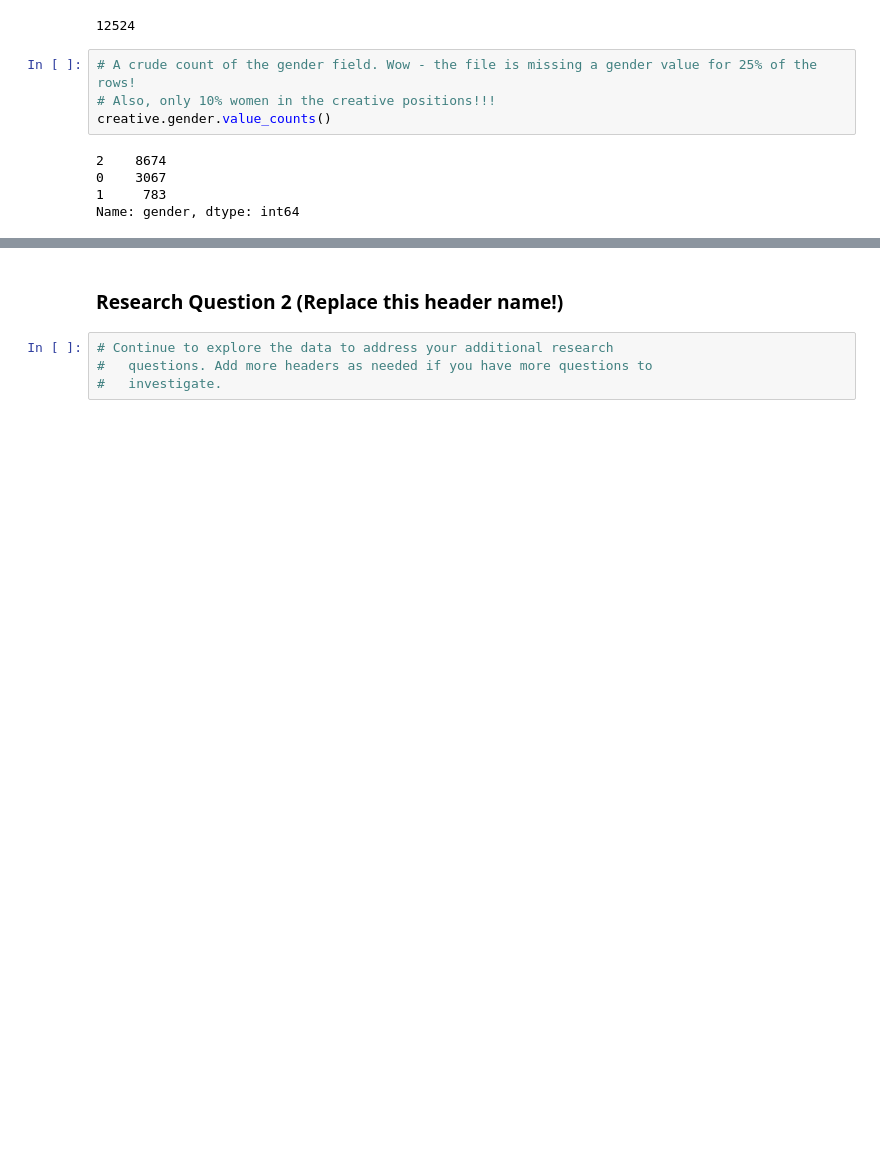
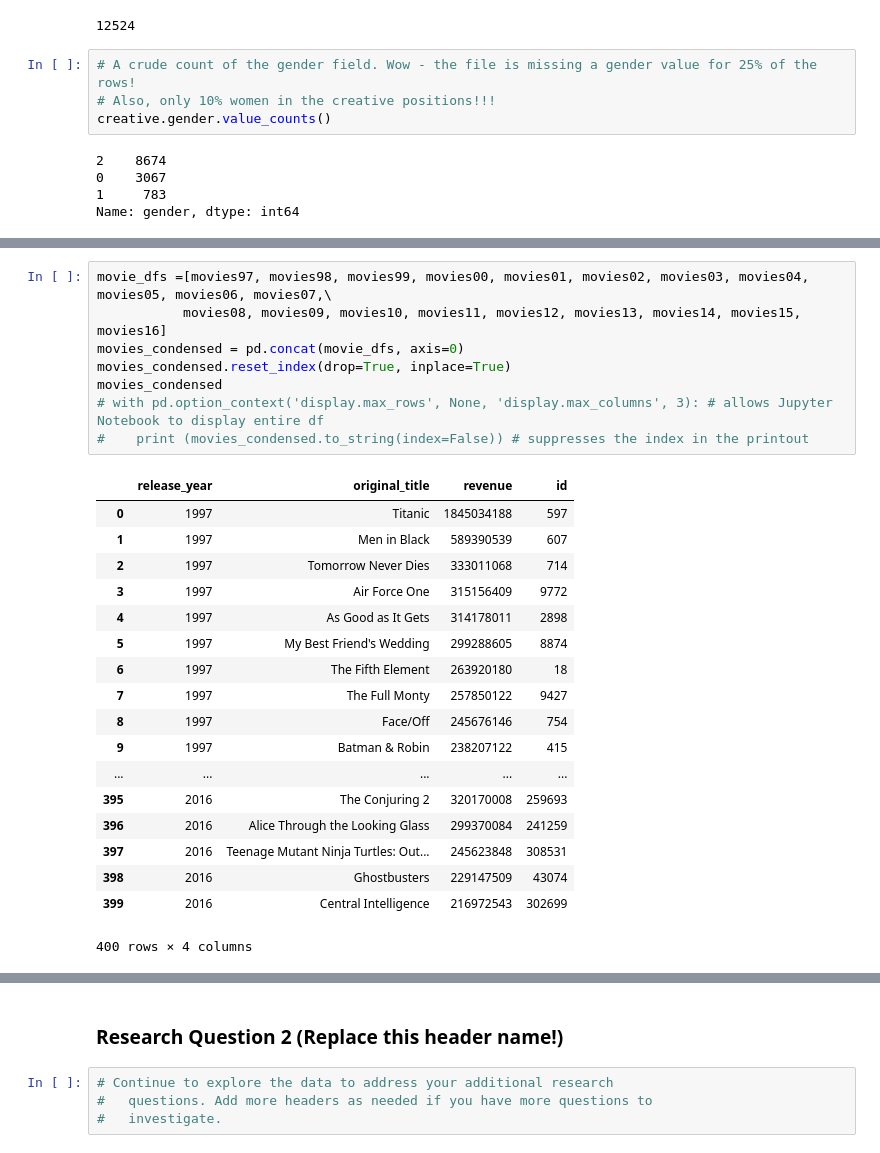
Before and after one commit to moscowjh/tmdb_dataset_analysis, a Jupyter notebook: Investigate a Dataset TMDB Movie Database (Jason H).ipynb, the cells around one changed output, grey strips where cells are left out. Cells and saved outputs as stored; diff of their text form; blank space fills up the shorter version.

```diff
--- a/Investigate a Dataset TMDB Movie Database (Jason H).ipynb
+++ b/Investigate a Dataset TMDB Movie Database (Jason H).ipynb
@@ -556,0 +700,27 @@ Name: gender, dtype: int64
+# %%
+movie_dfs =[movies97, movies98, movies99, movies00, movies01, movies02, movies03, movies04, movies05, movies06, movies07,\
+           movies08, movies09, movies10, movies11, movies12, movies13, movies14, movies15, movies16]
+movies_condensed = pd.concat(movie_dfs, axis=0)
+movies_condensed.reset_index(drop=True, inplace=True)
+movies_condensed
+# with pd.option_context('display.max_rows', None, 'display.max_columns', 3): # allows Jupyter Notebook to display entire df
+#    print (movies_condensed.to_string(index=False)) # suppresses the index in the printout
+# %% [output]
+|  | release_year | original_title | revenue | id |
+| 0 | 1997 | Titanic | 1845034188 | 597 |
+| 1 | 1997 | Men in Black | 589390539 | 607 |
+| 2 | 1997 | Tomorrow Never Dies | 333011068 | 714 |
+| 3 | 1997 | Air Force One | 315156409 | 9772 |
+| 4 | 1997 | As Good as It Gets | 314178011 | 2898 |
+| 5 | 1997 | My Best Friend's Wedding | 299288605 | 8874 |
+| 6 | 1997 | The Fifth Element | 263920180 | 18 |
+| 7 | 1997 | The Full Monty | 257850122 | 9427 |
+| 8 | 1997 | Face/Off | 245676146 | 754 |
+| 9 | 1997 | Batman & Robin | 238207122 | 415 |
+| ... | ... | ... | ... | ... |
+| 395 | 2016 | The Conjuring 2 | 320170008 | 259693 |
+| 396 | 2016 | Alice Through the Looking Glass | 299370084 | 241259 |
+| 397 | 2016 | Teenage Mutant Ninja Turtles: Out... | 245623848 | 308531 |
+| 398 | 2016 | Ghostbusters | 229147509 | 43074 |
+| 399 | 2016 | Central Intelligence | 216972543 | 302699 |
+400 rows × 4 columns
```
Also changed, not shown: parts of 15 cells of this notebook.
